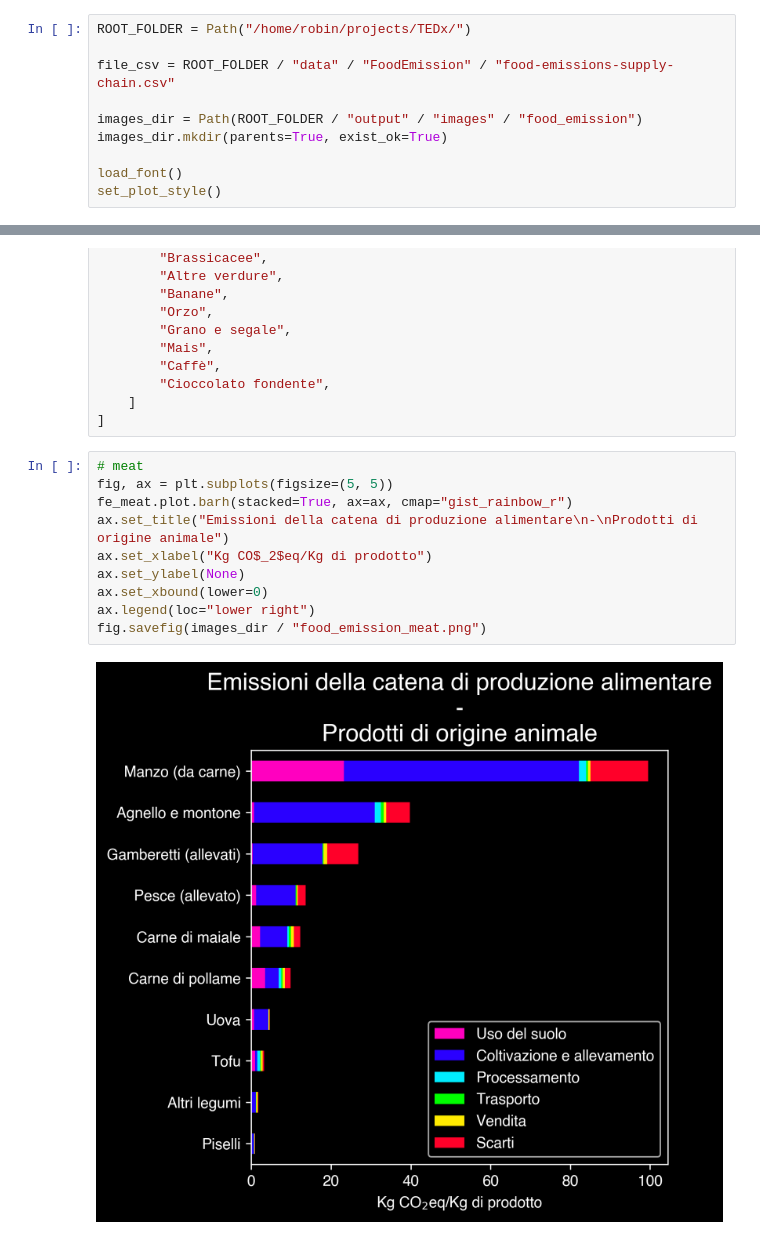
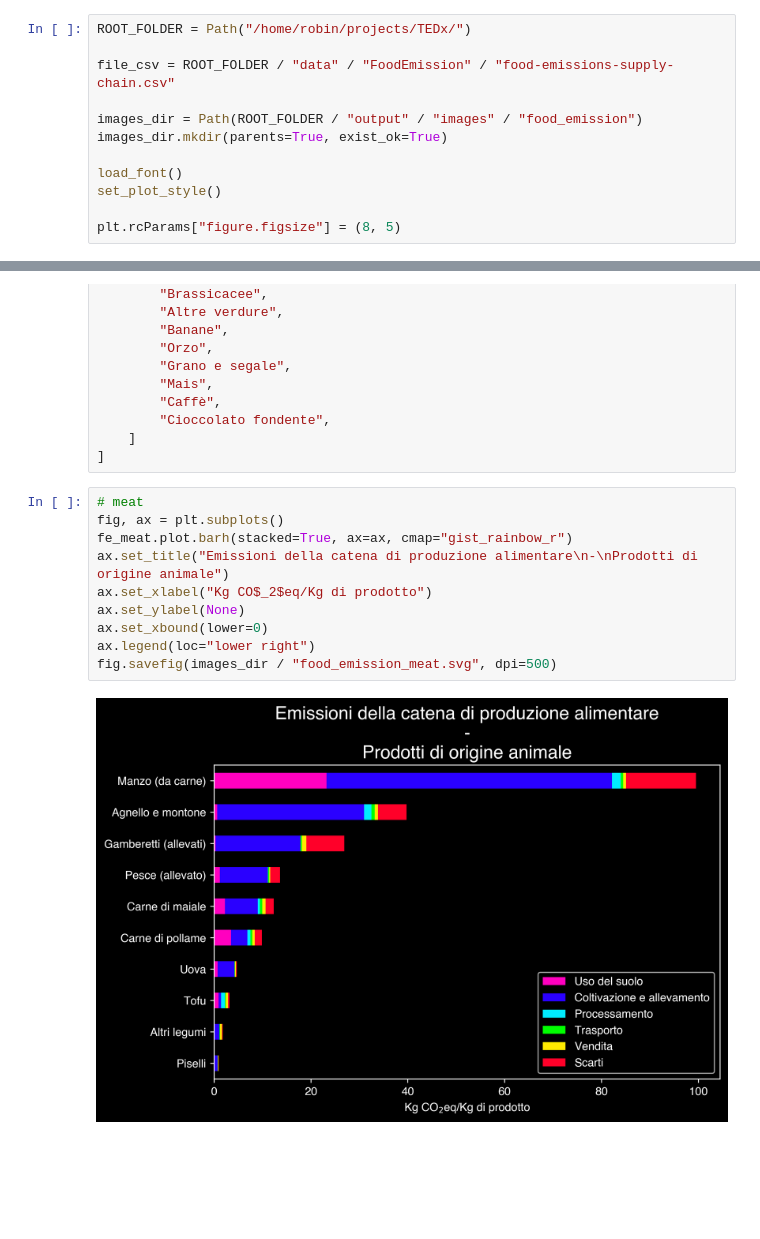
Before and after one commit to Robin-Castellani/TEDx-fogliano-2024, a Jupyter notebook: food_emission.ipynb, the cells around one changed output, grey strips where cells are left out. Cells and saved outputs as stored; diff of their text form; blank space fills up the shorter version.

```diff
--- a/food_emission.ipynb
+++ b/food_emission.ipynb
@@ -14,6 +14,8 @@ images_dir.mkdir(parents=True, exist_ok=True)
 
 load_font()
 set_plot_style()
+
+plt.rcParams["figure.figsize"] = (8, 5)
 # %%
 fe = pd.read_csv(file_csv)
 # remove unused columns
@@ -82,15 +84,15 @@ fe_vegetables = fe.loc[
 ]
 # %%
 # meat
-fig, ax = plt.subplots(figsize=(5, 5))
+fig, ax = plt.subplots()
 fe_meat.plot.barh(stacked=True, ax=ax, cmap="gist_rainbow_r")
 ax.set_title("Emissioni della catena di produzione alimentare\n-\nProdotti di origine animale")
 ax.set_xlabel("Kg CO$_2$eq/Kg di prodotto")
 ax.set_ylabel(None)
 ax.set_xbound(lower=0)
 ax.legend(loc="lower right")
-fig.savefig(images_dir / "food_emission_meat.png")
+fig.savefig(images_dir / "food_emission_meat.svg", dpi=500)
 # %% [output]
-[figure, old version]
+[figure, new version]
 # %%
 # meat
```
Also changed, not shown: parts of 3 cells of this notebook, 5 other files.
